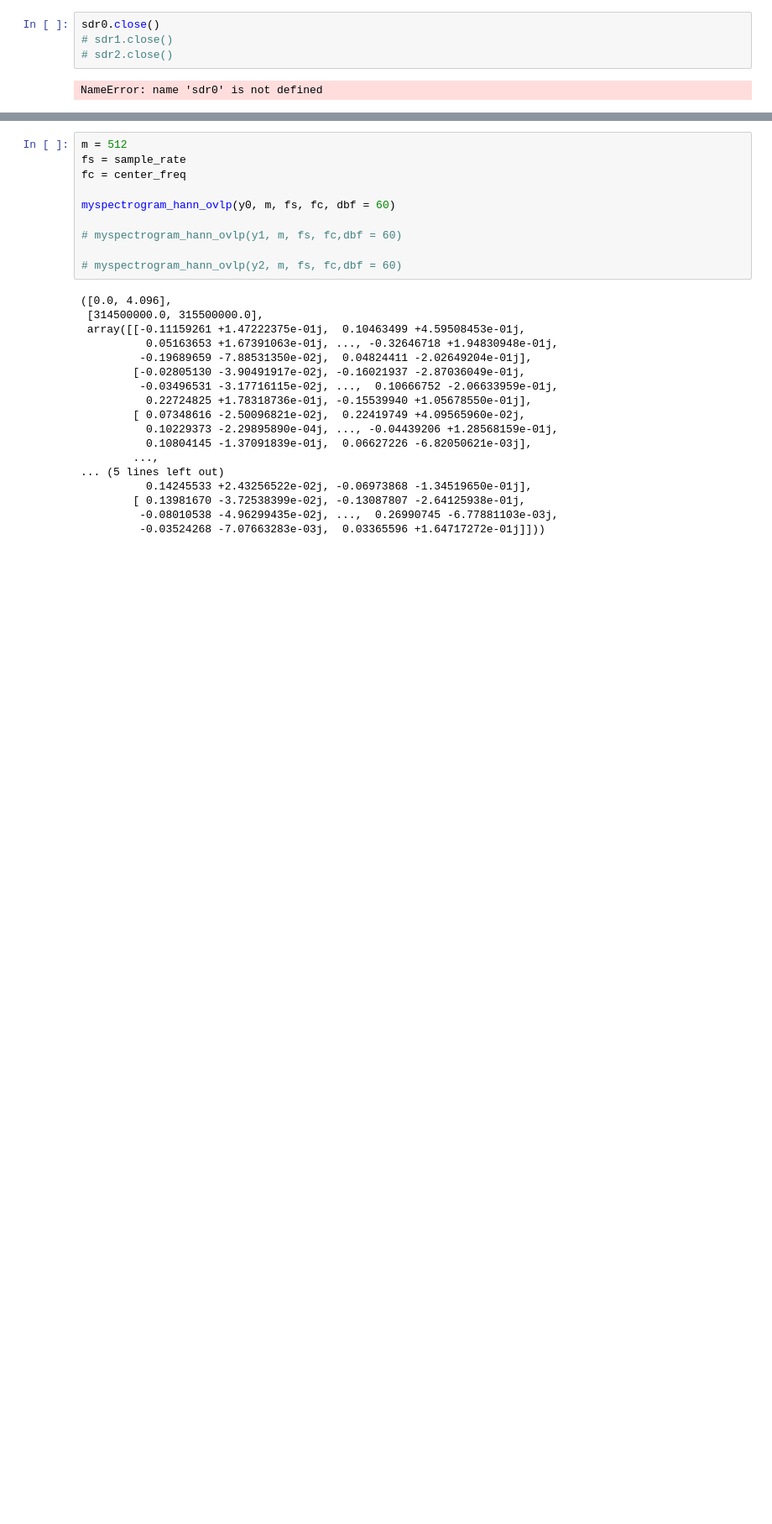
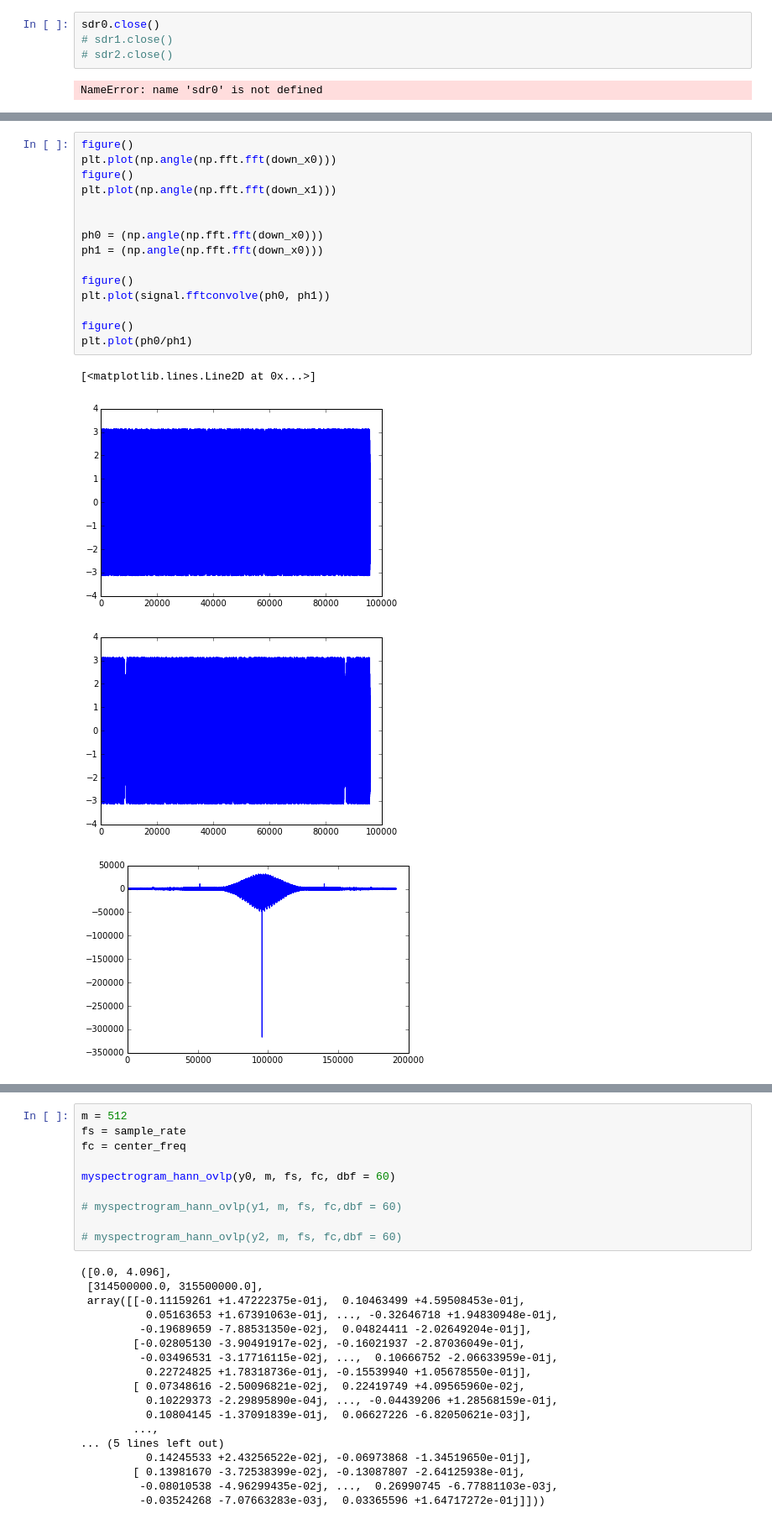
Before and after one commit to auroracramer/phasedarraylocalization, a Jupyter notebook: Lucine_Testing_SDR_Sampling.ipynb, the cells around one changed output, grey strips where cells are left out. Shown at 84% size. Cells and saved outputs as stored; diff of their text form; blank space fills up the shorter version.

```diff
--- a/Lucine_Testing_SDR_Sampling.ipynb
+++ b/Lucine_Testing_SDR_Sampling.ipynb
@@ -521,0 +556,20 @@ plt.title('dongle 1 time series -- analytic')
+# %%
+figure()
+plt.plot(np.angle(np.fft.fft(down_x0)))
+figure()
+plt.plot(np.angle(np.fft.fft(down_x1)))
+
+
+ph0 = (np.angle(np.fft.fft(down_x0)))
+ph1 = (np.angle(np.fft.fft(down_x0)))
+
+figure()
+plt.plot(signal.fftconvolve(ph0, ph1))
+
+figure()
+plt.plot(ph0/ph1)
+# %% [output]
+[<matplotlib.lines.Line2D at 0x...>]
+[figure, added]
+[figure, added]
+[figure, added]
```
Also changed, not shown: parts of 12 cells of this notebook, 2 other files.
